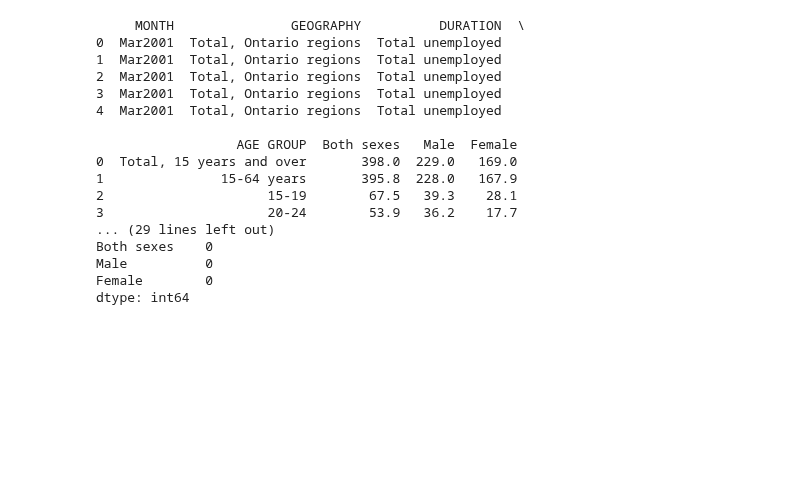
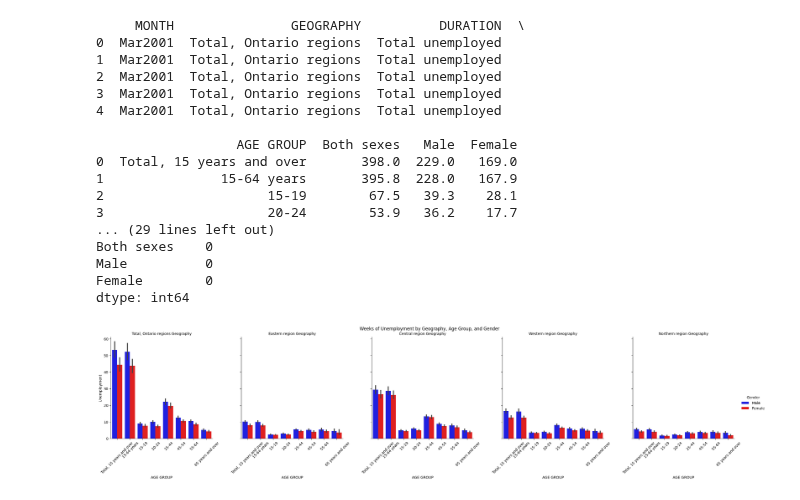
Before and after one commit to VladSaaS/peopleanlaytics, a Jupyter notebook: Ontario Unemployment Duration/ontario_unemployment_duration.ipynb, the cells around one changed output. Drawn from its saved outputs; the diff is of its cells as text; code cells hidden in the pictures; blank space fills up the shorter version.

Commit message:
Plotting unemployment by age group for each region

```diff
--- a/Ontario Unemployment Duration/ontario_unemployment_duration.ipynb
+++ b/Ontario Unemployment Duration/ontario_unemployment_duration.ipynb
@@ -43,3 +43,20 @@ Both sexes    0
 Male          0
 Female        0
 dtype: int64
+# %%
+# Plotting Unemployment Numbers by Age Group for both Males and Females
+
+# Melt dataframe to have a 'Gender' column
+df_melted = pd.melt(df, id_vars=['MONTH', 'GEOGRAPHY', 'DURATION', 'AGE GROUP'],
+                    value_vars=['Male', 'Female'],
+                    var_name='Gender', value_name='Unemployment')
+
+# Using catplot to visualize
+g = sns.catplot(data=df_melted, x='AGE GROUP', y='Unemployment', hue='Gender', col='GEOGRAPHY', kind='bar', height=5, aspect=1, palette=['blue', 'red'])
+g.set_titles("{col_name} Geography")
+g.set_xticklabels(rotation=45)
+plt.subplots_adjust(top=0.9)
+g.fig.suptitle('Weeks of Unemployment by Geography, Age Group, and Gender')
+plt.show()
+# %% [output]
+[figure, added]
```
